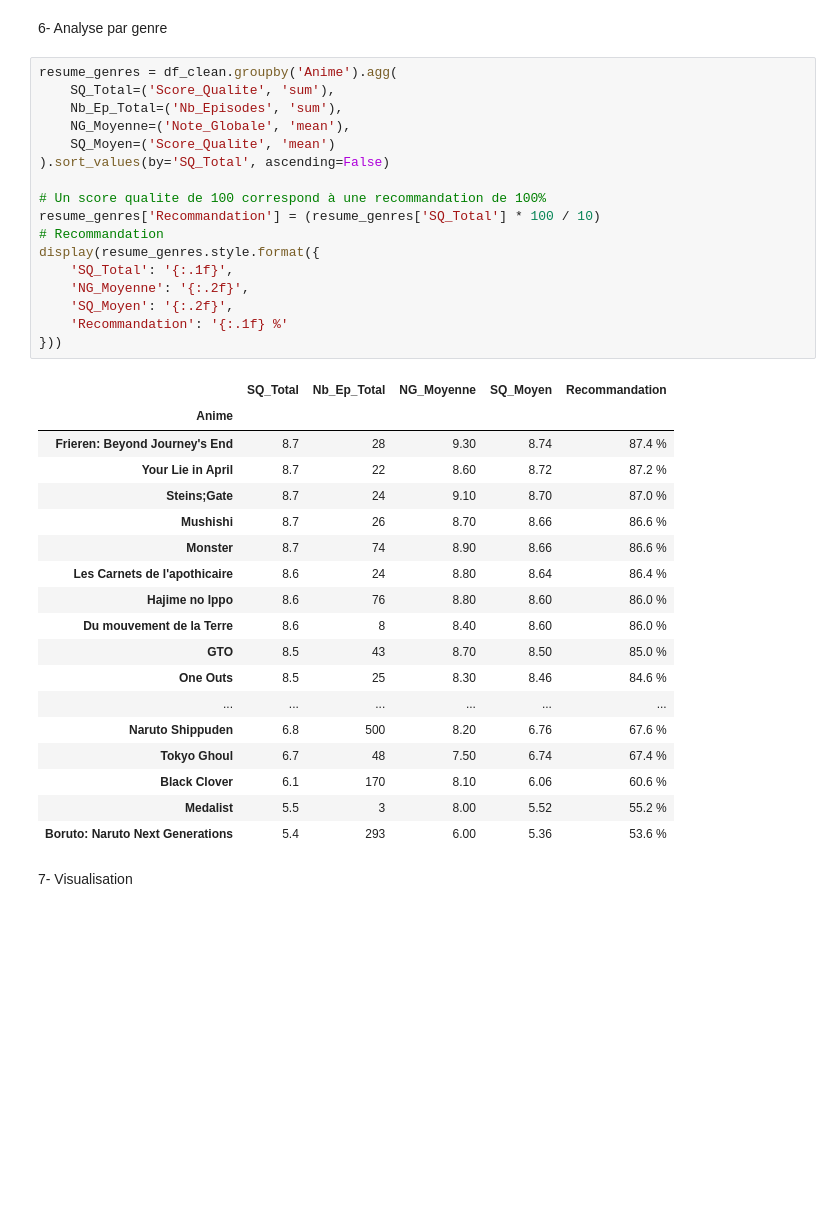
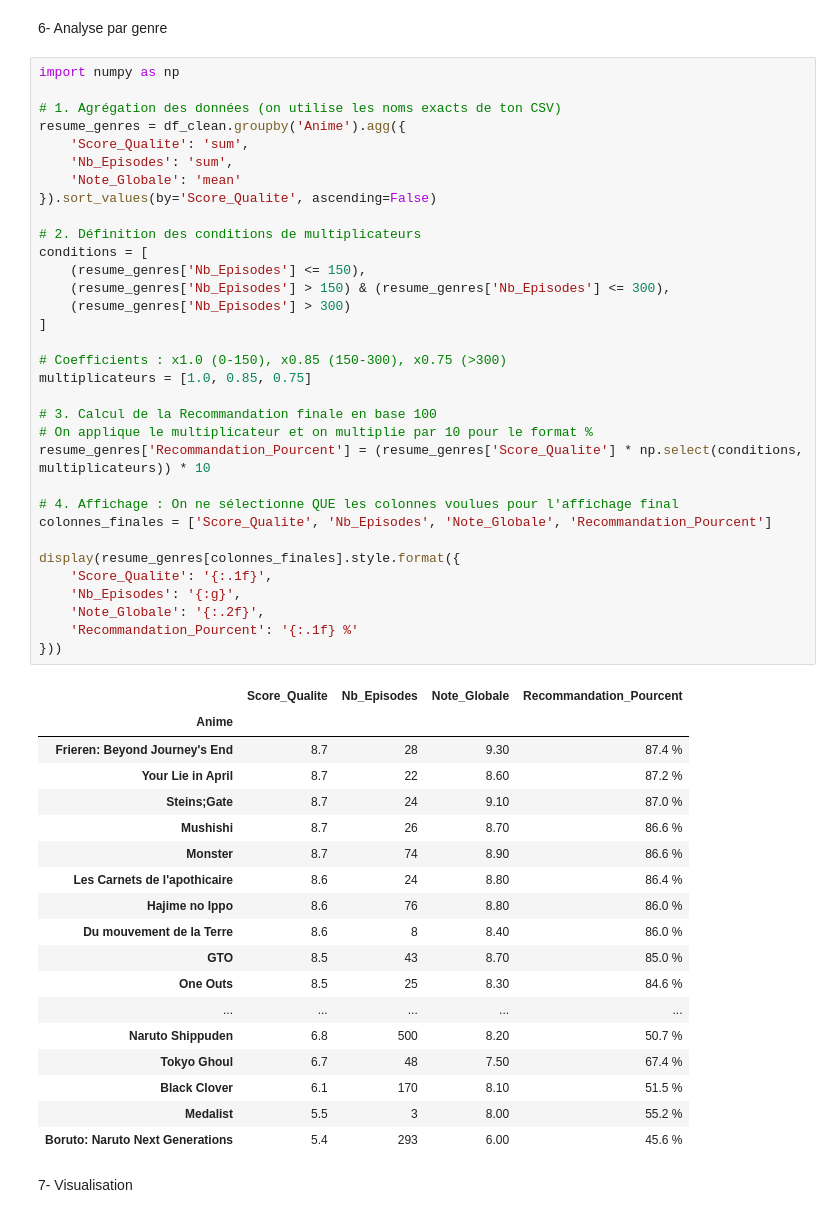
Before and after one commit to Ali77225/Analyse-DATA-Anim-s, a Jupyter notebook: Notebook anime.ipynb, the cells around one changed output. Drawn from its saved outputs; the diff is of its cells as text; blank space fills up the shorter version.

Commit message:
modification du code de l'analyse par genre de sorte que la recommandation preine en compte le nombre d'épisode

```diff
--- a/Notebook anime.ipynb
+++ b/Notebook anime.ipynb
@@ -271,41 +271,57 @@ fig.show()
 # %% [markdown]
 6- Analyse par genre
 # %%
-resume_genres = df_clean.groupby('Anime').agg(
-    SQ_Total=('Score_Qualite', 'sum'),
-    Nb_Ep_Total=('Nb_Episodes', 'sum'),
-    NG_Moyenne=('Note_Globale', 'mean'),
-    SQ_Moyen=('Score_Qualite', 'mean')
-).sort_values(by='SQ_Total', ascending=False)
+import numpy as np
 
-# Un score qualite de 100 correspond à une recommandation de 100%
-resume_genres['Recommandation'] = (resume_genres['SQ_Total'] * 100 / 10)
-# Recommandation
-display(resume_genres.style.format({
-    'SQ_Total': '{:.1f}',
-    'NG_Moyenne': '{:.2f}',
-    'SQ_Moyen': '{:.2f}',
-    'Recommandation': '{:.1f} %'
+# 1. Agrégation des données (on utilise les noms exacts de ton CSV)
+resume_genres = df_clean.groupby('Anime').agg({
+    'Score_Qualite': 'sum',
+    'Nb_Episodes': 'sum',
+    'Note_Globale': 'mean'
+}).sort_values(by='Score_Qualite', ascending=False)
+
+# 2. Définition des conditions de multiplicateurs
+conditions = [
+    (resume_genres['Nb_Episodes'] <= 150),
+    (resume_genres['Nb_Episodes'] > 150) & (resume_genres['Nb_Episodes'] <= 300),
+    (resume_genres['Nb_Episodes'] > 300)
+]
+
+# Coefficients : x1.0 (0-150), x0.85 (150-300), x0.75 (>300)
+multiplicateurs = [1.0, 0.85, 0.75]
+
+# 3. Calcul de la Recommandation finale en base 100
+# On applique le multiplicateur et on multiplie par 10 pour le format %
+resume_genres['Recommandation_Pourcent'] = (resume_genres['Score_Qualite'] * np.select(conditions, multiplicateurs)) * 10
+
+# 4. Affichage : On ne sélectionne QUE les colonnes voulues pour l'affichage final
+colonnes_finales = ['Score_Qualite', 'Nb_Episodes', 'Note_Globale', 'Recommandation_Pourcent']
+
+display(resume_genres[colonnes_finales].style.format({
+    'Score_Qualite': '{:.1f}',
+    'Nb_Episodes': '{:g}',
+    'Note_Globale': '{:.2f}',
+    'Recommandation_Pourcent': '{:.1f} %'
 }))
 # %% [output]
-|  | SQ_Total | Nb_Ep_Total | NG_Moyenne | SQ_Moyen | Recommandation |
-| Anime |  |  |  |  |  |
-| Frieren: Beyond Journey's End | 8.7 | 28 | 9.30 | 8.74 | 87.4 % |
-| Your Lie in April | 8.7 | 22 | 8.60 | 8.72 | 87.2 % |
-| Steins;Gate | 8.7 | 24 | 9.10 | 8.70 | 87.0 % |
-| Mushishi | 8.7 | 26 | 8.70 | 8.66 | 86.6 % |
-| Monster | 8.7 | 74 | 8.90 | 8.66 | 86.6 % |
-| Les Carnets de l'apothicaire | 8.6 | 24 | 8.80 | 8.64 | 86.4 % |
-| Hajime no Ippo | 8.6 | 76 | 8.80 | 8.60 | 86.0 % |
-| Du mouvement de la Terre | 8.6 | 8 | 8.40 | 8.60 | 86.0 % |
-| GTO | 8.5 | 43 | 8.70 | 8.50 | 85.0 % |
-| One Outs | 8.5 | 25 | 8.30 | 8.46 | 84.6 % |
-| ... | ... | ... | ... | ... | ... |
-| Naruto Shippuden | 6.8 | 500 | 8.20 | 6.76 | 67.6 % |
-| Tokyo Ghoul | 6.7 | 48 | 7.50 | 6.74 | 67.4 % |
-| Black Clover | 6.1 | 170 | 8.10 | 6.06 | 60.6 % |
-| Medalist | 5.5 | 3 | 8.00 | 5.52 | 55.2 % |
-| Boruto: Naruto Next Generations | 5.4 | 293 | 6.00 | 5.36 | 53.6 % |
+|  | Score_Qualite | Nb_Episodes | Note_Globale | Recommandation_Pourcent |
+| Anime |  |  |  |  |
+| Frieren: Beyond Journey's End | 8.7 | 28 | 9.30 | 87.4 % |
+| Your Lie in April | 8.7 | 22 | 8.60 | 87.2 % |
+| Steins;Gate | 8.7 | 24 | 9.10 | 87.0 % |
+| Mushishi | 8.7 | 26 | 8.70 | 86.6 % |
+| Monster | 8.7 | 74 | 8.90 | 86.6 % |
+| Les Carnets de l'apothicaire | 8.6 | 24 | 8.80 | 86.4 % |
+| Hajime no Ippo | 8.6 | 76 | 8.80 | 86.0 % |
+| Du mouvement de la Terre | 8.6 | 8 | 8.40 | 86.0 % |
+| GTO | 8.5 | 43 | 8.70 | 85.0 % |
+| One Outs | 8.5 | 25 | 8.30 | 84.6 % |
+| ... | ... | ... | ... | ... |
+| Naruto Shippuden | 6.8 | 500 | 8.20 | 50.7 % |
+| Tokyo Ghoul | 6.7 | 48 | 7.50 | 67.4 % |
+| Black Clover | 6.1 | 170 | 8.10 | 51.5 % |
+| Medalist | 5.5 | 3 | 8.00 | 55.2 % |
+| Boruto: Naruto Next Generations | 5.4 | 293 | 6.00 | 45.6 % |
 # %% [markdown]
 7- Visualisation
 # %%
```
Also changed, not shown: parts of 1 cell of this notebook.
